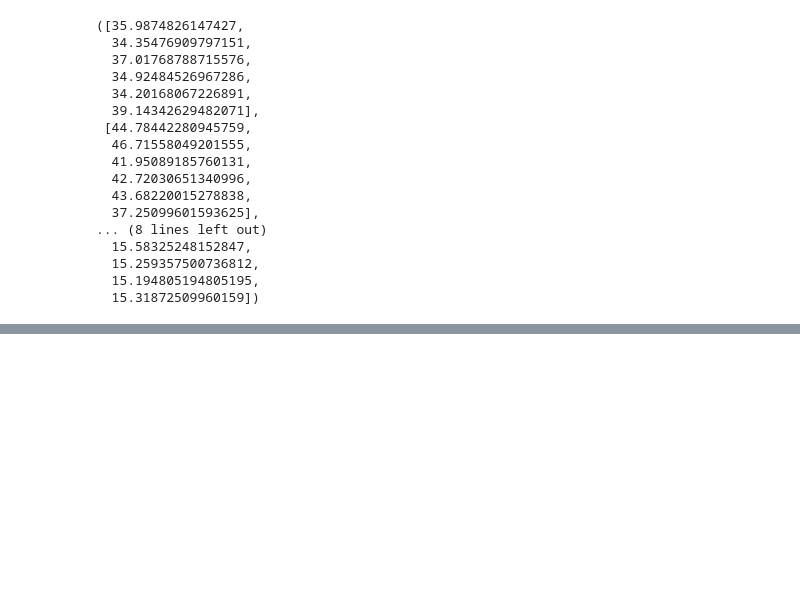
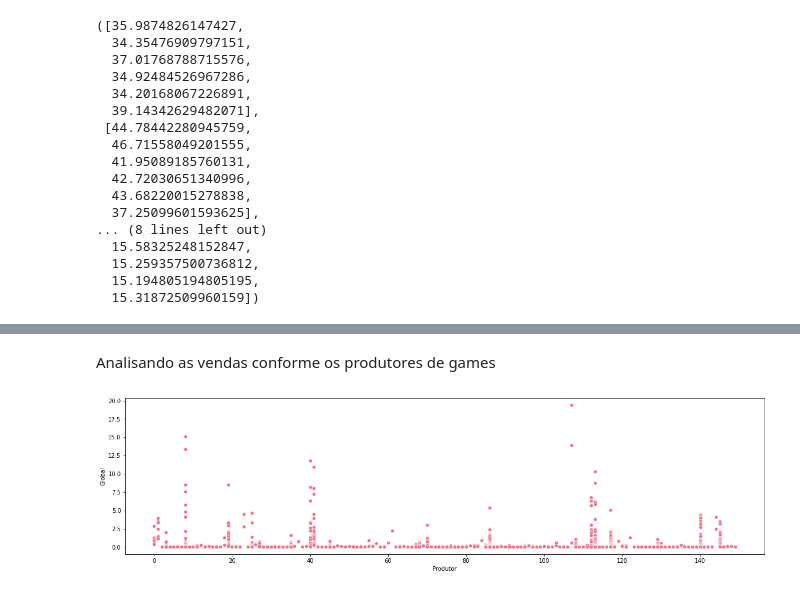
Before and after one commit to souza10v/Data-Science-Portfolio, a Jupyter notebook: Análise Exploratoria de Dados/Video Games Sales /Video Games Sales - Análise de exploração de dados.ipynb, the cells around one changed output, grey strips where cells are left out. Saved outputs shown, nothing was run; the diff lists cells and outputs as text; code cells hidden in the pictures; blank space fills up the shorter version.

```diff
--- a/Análise Exploratoria de Dados/Video Games Sales /Video Games Sales - Análise de exploração de dados.ipynb
+++ b/Análise Exploratoria de Dados/Video Games Sales /Video Games Sales - Análise de exploração de dados.ipynb
@@ -272,0 +314,9 @@ America, Europa, Japao, Mundo
+# %%
+from sklearn.preprocessing import LabelEncoder
+Funcao_Label = LabelEncoder()
+
+ps_df['Produtor'] = Funcao_Label.fit_transform( ps_df['Publisher'] )
+ps_df['Genero'] = Funcao_Label.fit_transform( ps_df['Genre'] )
+ps_df['Jogo'] = Funcao_Label.fit_transform( ps_df['Game'] )
+
+ps_df.head()
@@ -272,0 +330,8 @@ America, Europa, Japao, Mundo
+# %% [markdown]
+Analisando as vendas conforme os produtores de games
+# %%
+Paleta_Cores = sns.color_palette('husl', 8)
+plt.figure( figsize=(20,5))
+sns.scatterplot(data=ps_df, x='Produtor', y='Global', color=Paleta_Cores[0] );
+# %% [output]
+[figure, added]
```
Also changed, not shown: parts of 11 cells of this notebook, 1 other file.
